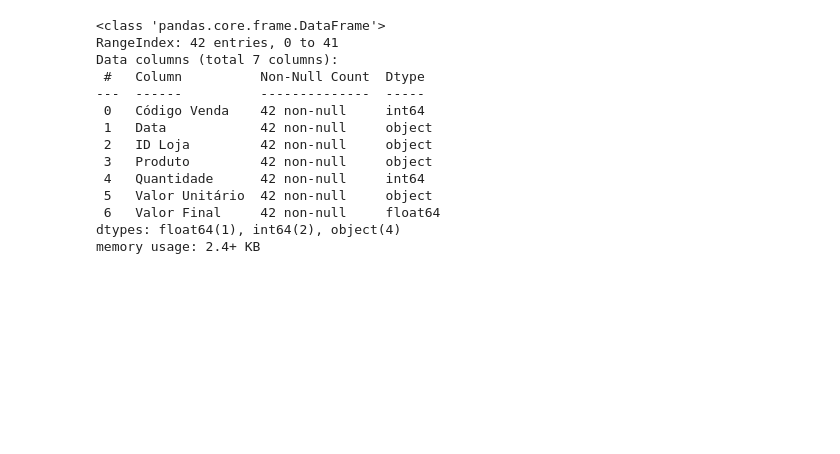
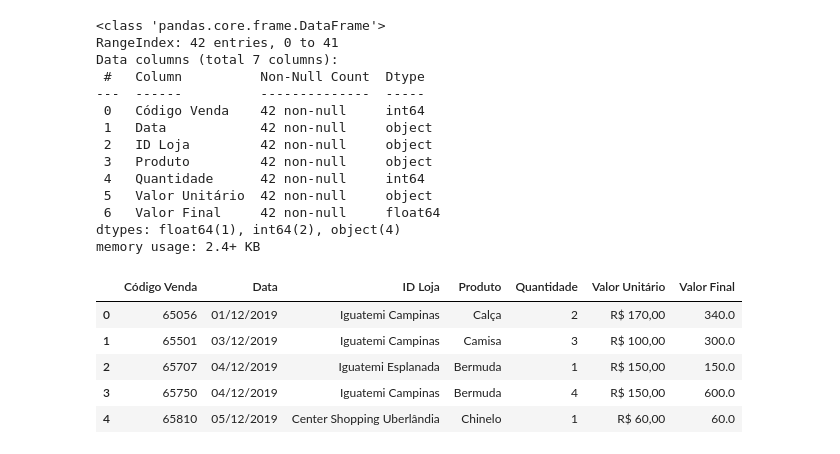
Before and after one commit to fernandomsarnin/Matplotlib-Examples, a Jupyter notebook: Analise_Dados_Graph_Matplot/analisegraphcmatplot1.ipynb, the cells around one changed output. Cells and saved outputs as stored; diff of their text form; code cells hidden in the pictures; blank space fills up the shorter version.

```diff
--- a/Analise_Dados_Graph_Matplot/analisegraphcmatplot1.ipynb
+++ b/Analise_Dados_Graph_Matplot/analisegraphcmatplot1.ipynb
@@ -25,6 +25,15 @@ Data columns (total 7 columns):
  6   Valor Final     42 non-null     float64
 dtypes: float64(1), int64(2), object(4)
 memory usage: 2.4+ KB
+# %%
+display(vendas_df[:5])
+# %% [output]
+|  | Código Venda | Data | ID Loja | Produto | Quantidade | Valor Unitário | Valor Final |
+| 0 | 65056 | 01/12/2019 | Iguatemi Campinas | Calça | 2 | R$ 170,00 | 340.0 |
+| 1 | 65501 | 03/12/2019 | Iguatemi Campinas | Camisa | 3 | R$ 100,00 | 300.0 |
+| 2 | 65707 | 04/12/2019 | Iguatemi Esplanada | Bermuda | 1 | R$ 150,00 | 150.0 |
+| 3 | 65750 | 04/12/2019 | Iguatemi Campinas | Bermuda | 4 | R$ 150,00 | 600.0 |
+| 4 | 65810 | 05/12/2019 | Center Shopping Uberlândia | Chinelo | 1 | R$ 60,00 | 60.0 |
 # %%
 from cycler import cycler
 
```
Also changed, not shown: parts of 3 cells of this notebook.
